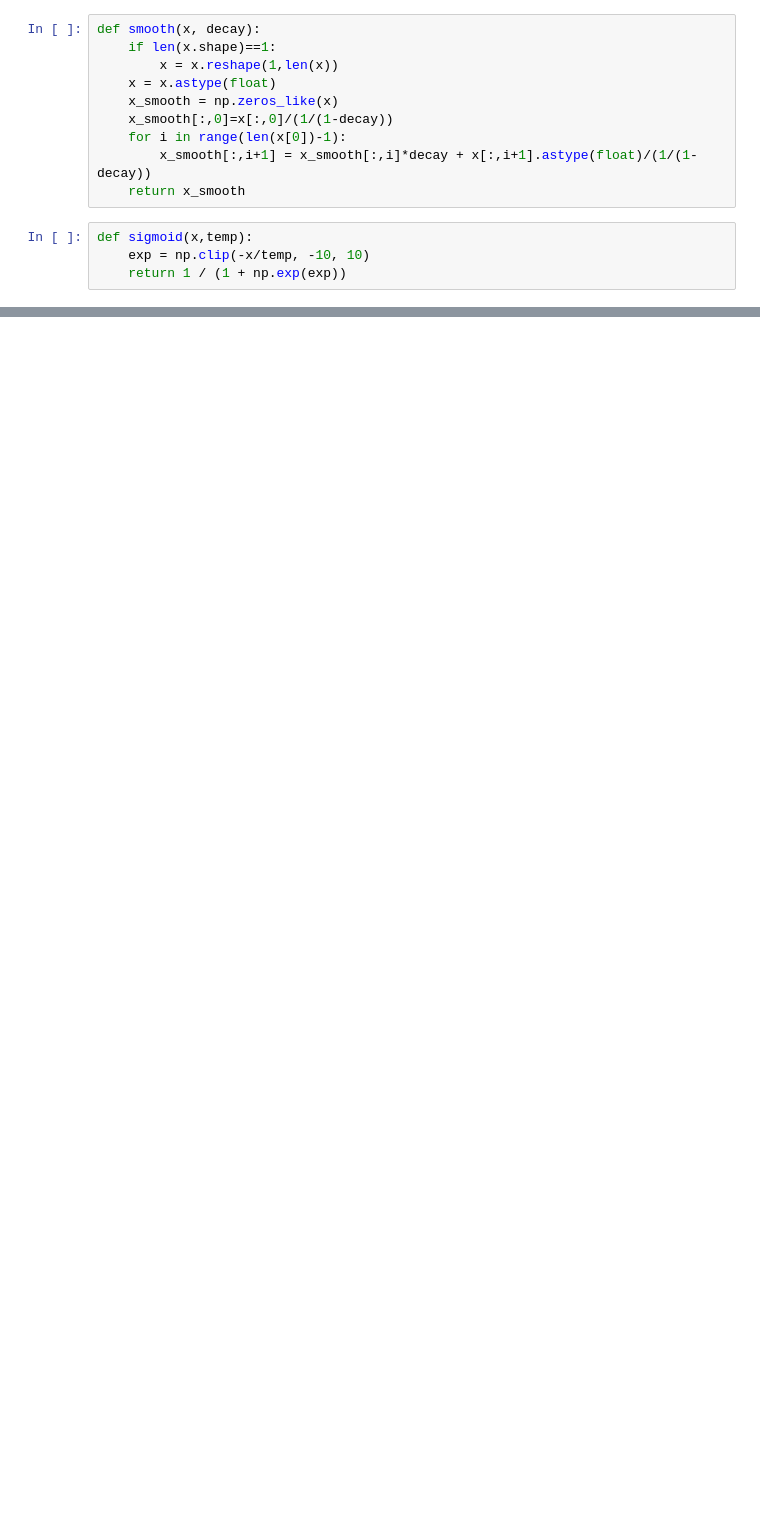
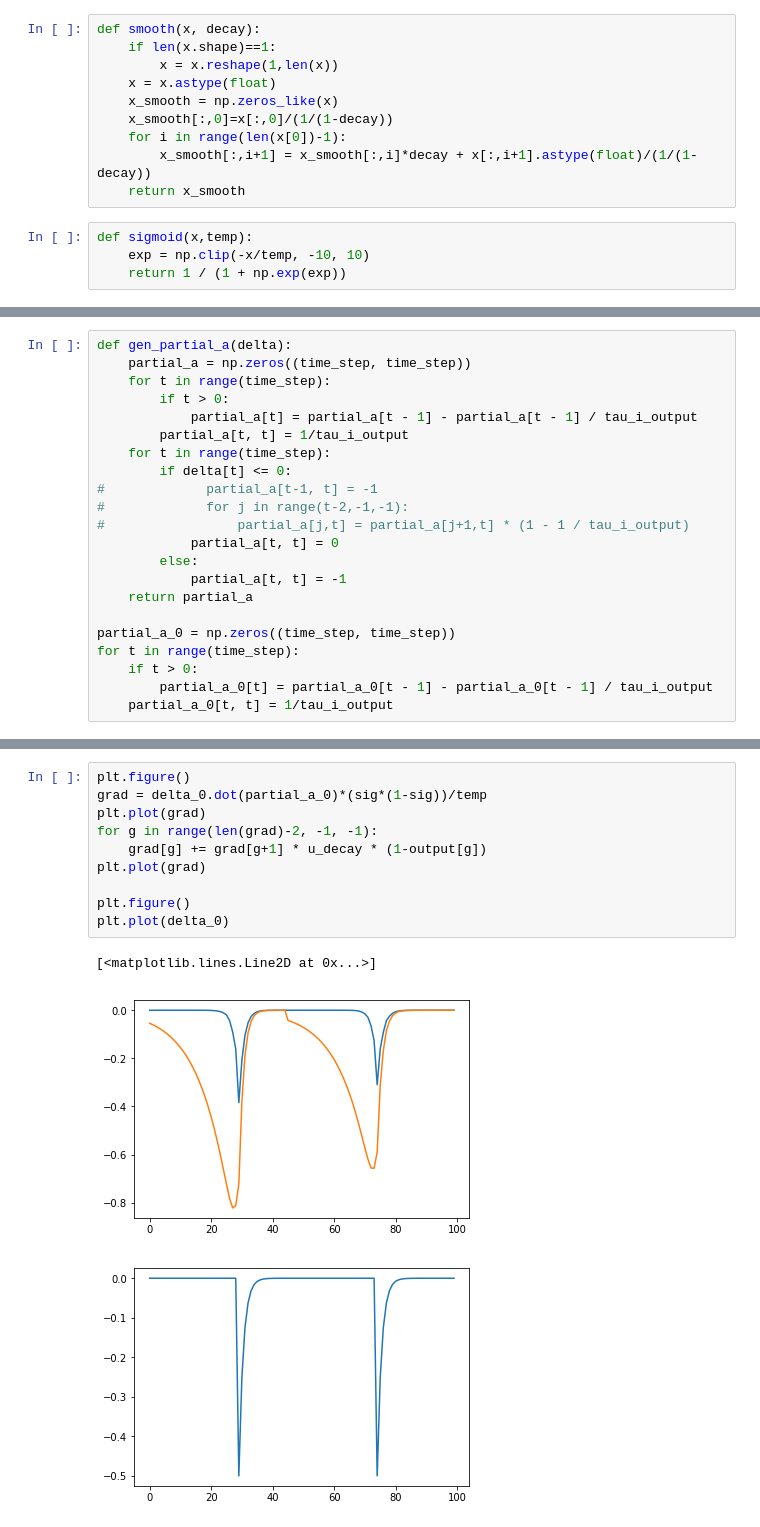
Before and after one commit to superrrpotato/Acc-Timing, a Jupyter notebook: toy_experiment.ipynb, the cells around one changed output, grey strips where cells are left out. Cells and saved outputs as stored; diff of their text form; blank space fills up the shorter version.

```diff
--- a/toy_experiment.ipynb
+++ b/toy_experiment.ipynb
@@ -39 +41,23 @@ u = np.zeros(time_step)
 output = np.zeros(time_step)
+# %%
+def gen_partial_a(delta):
+    partial_a = np.zeros((time_step, time_step))
+    for t in range(time_step):
+        if t > 0:
+            partial_a[t] = partial_a[t - 1] - partial_a[t - 1] / tau_i_output
+        partial_a[t, t] = 1/tau_i_output
+    for t in range(time_step):
+        if delta[t] <= 0:
+#             partial_a[t-1, t] = -1
+#             for j in range(t-2,-1,-1):
+#                 partial_a[j,t] = partial_a[j+1,t] * (1 - 1 / tau_i_output)
+            partial_a[t, t] = 0
+        else:
+            partial_a[t, t] = -1
+    return partial_a
+
+partial_a_0 = np.zeros((time_step, time_step))
+for t in range(time_step):
+    if t > 0:
+        partial_a_0[t] = partial_a_0[t - 1] - partial_a_0[t - 1] / tau_i_output
+    partial_a_0[t, t] = 1/tau_i_output
@@ -39,0 +241,14 @@ output = np.zeros(time_step)
+# %%
+plt.figure()
+grad = delta_0.dot(partial_a_0)*(sig*(1-sig))/temp
+plt.plot(grad)
+for g in range(len(grad)-2, -1, -1):
+    grad[g] += grad[g+1] * u_decay * (1-output[g])
+plt.plot(grad)
+
+plt.figure()
+plt.plot(delta_0)
+# %% [output]
+[<matplotlib.lines.Line2D at 0x...>]
+[figure, added]
+[figure, added]
```
Also changed, not shown: parts of 14 cells of this notebook.
